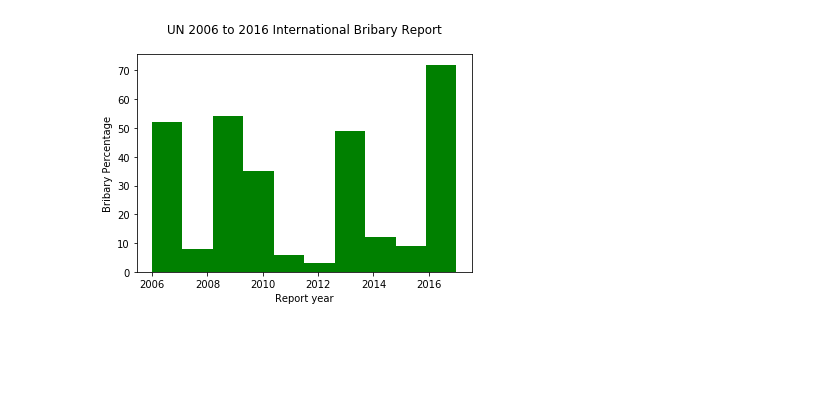
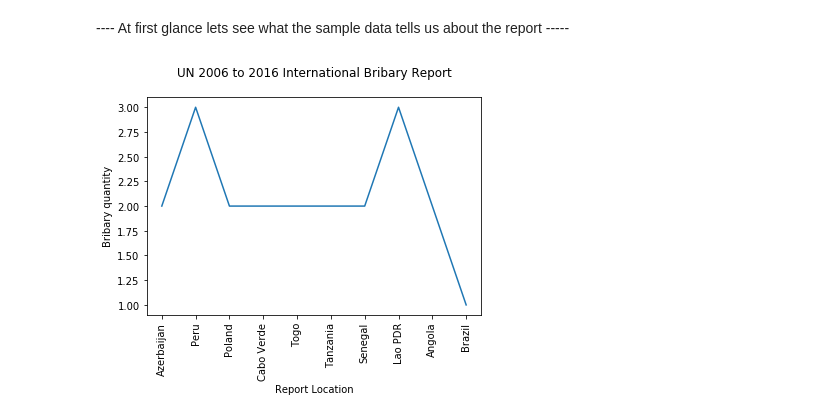
Before and after one commit to Afewerk/Data-Science, a Jupyter notebook: Assignment-plotting-basics.ipynb, the cells around one changed output. Saved outputs shown, nothing was run; the diff lists cells and outputs as text; code cells hidden in the pictures; blank space fills up the shorter version.

```diff
--- a/Assignment-plotting-basics.ipynb
+++ b/Assignment-plotting-basics.ipynb
@@ -77,9 +77,12 @@ ValueError: setting an array element with a sequence
+# %% [markdown]
+---- At first glance lets see what the sample data tells us about the report -----
 # %%
 #lets see the data with visualization
-x = df1['Year']
-plt.hist(x, color = 'green')
+df2 = df1['Country or Area'].value_counts()
+plt.plot(df2.sample(10))
 plt.title('UN 2006 to 2016 International Bribary Report\n')
-plt.ylabel('Bribary Percentage')
-plt.xlabel('Report year');
+plt.ylabel('Bribary quantity')
+plt.xticks(rotation=90)
+plt.xlabel('Report Location');
 # %% [output]
-[figure, old version]
+[figure, new version]
```
Also changed, not shown: parts of 11 cells of this notebook.
